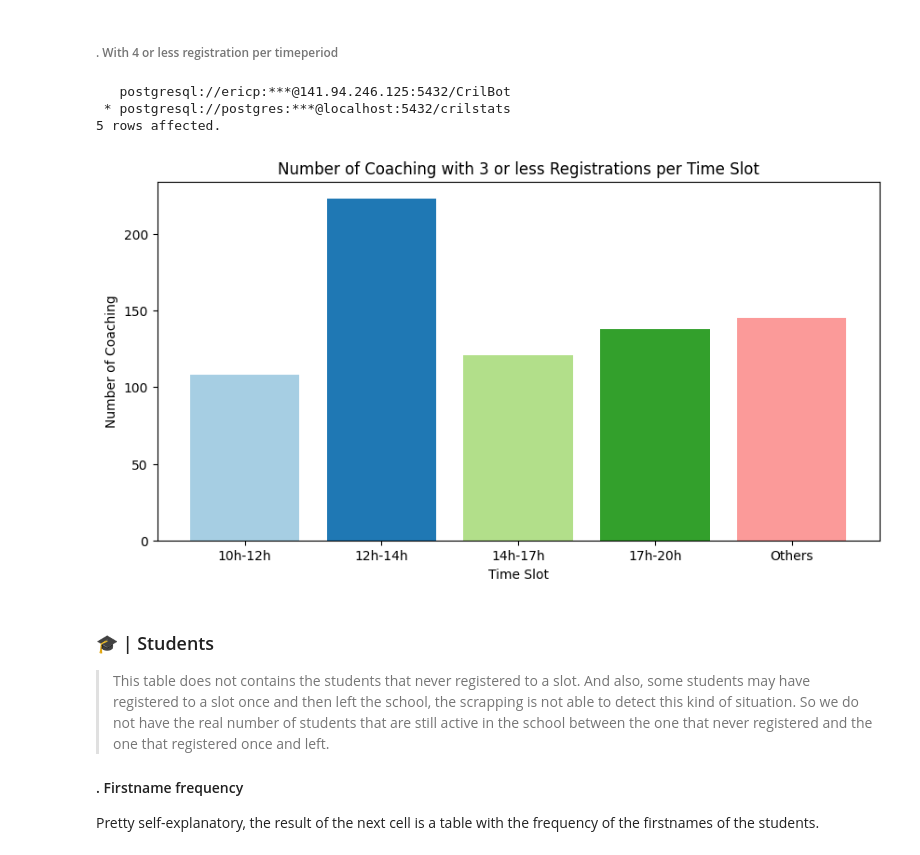
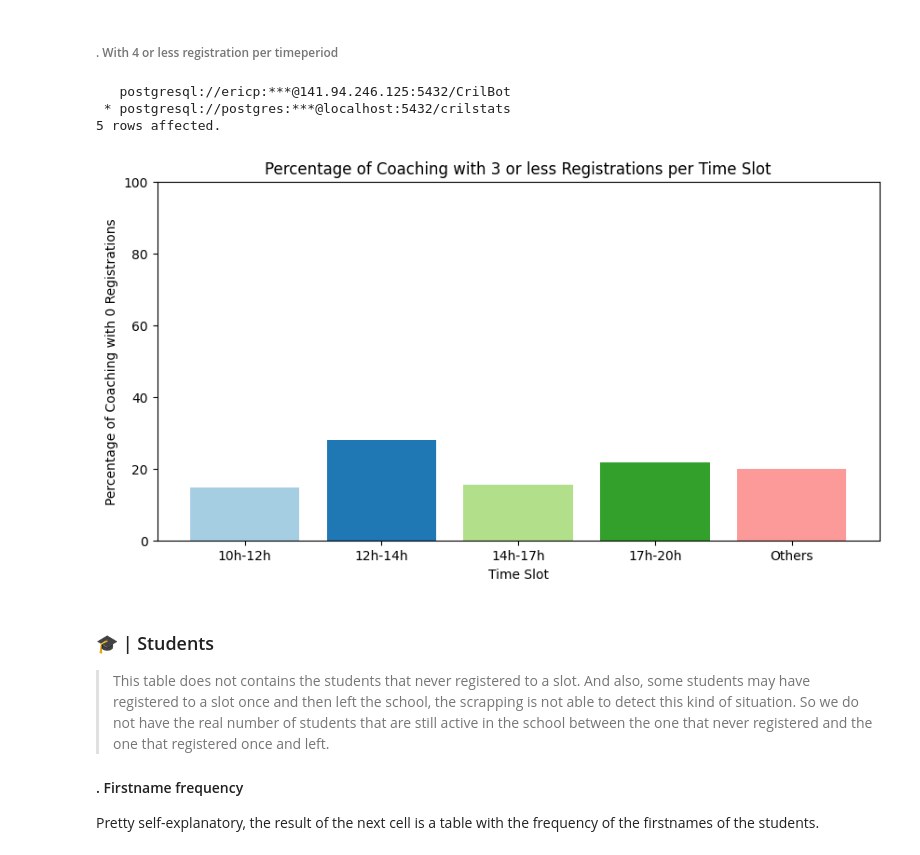
Before and after one commit to Eric-Philippe/CrilStats, a Jupyter notebook: playbook.ipynb, the cells around one changed output. Cells and saved outputs as stored; diff of their text form; code cells hidden in the pictures.

```diff
--- a/playbook.ipynb
+++ b/playbook.ipynb
@@ -1517,38 +1514,38 @@ WITH total_hours_cte AS (
         END AS time_slot,
         COUNT(*) AS count
     FROM filtered_slots
-    WHERE type = 'Coaching' AND insc <= 3
+    WHERE type = 'Coaching'
     GROUP BY time_slot
 ),
 total_count AS (
     SELECT SUM(count) AS total
     FROM total_hours_cte
 )
 SELECT
     time_slot,
     count,
     (count / (SELECT total FROM total_count)) * 100 AS percentage
 FROM total_hours_cte
 ORDER BY time_slot;
 """
 
 result = get_ipython().run_line_magic('sql', f'{req}')
 
 df = result.DataFrame()
 
 # Plot the data in a bar chart
 plt.figure(figsize=(10, 5))
 plt.bar(df.time_slot, df["percentage"], color=get_colors(df))
 plt.xlabel('Time Slot')
 plt.ylabel('Percentage of Coaching with 0 Registrations')
 plt.title('Percentage of Coaching with 3 or less Registrations per Time Slot')
 plt.ylim(0, 100)
 plt.show()
 # %% [output]
    postgresql://ericp:***@141.94.246.125:5432/CrilBot
  * postgresql://postgres:***@localhost:5432/crilstats
 5 rows affected.
-[figure, old version]
+[figure, new version]
 # %% [markdown]
 ### 🎓 | Students
 
```
Also changed, not shown: parts of 1 cell of this notebook.
